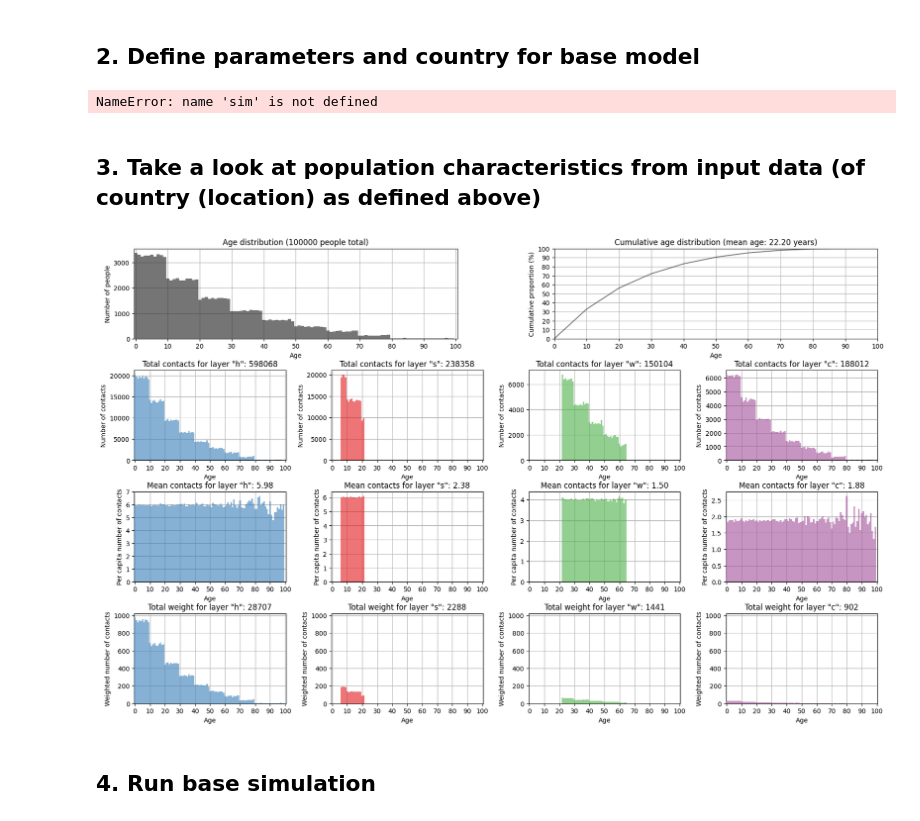
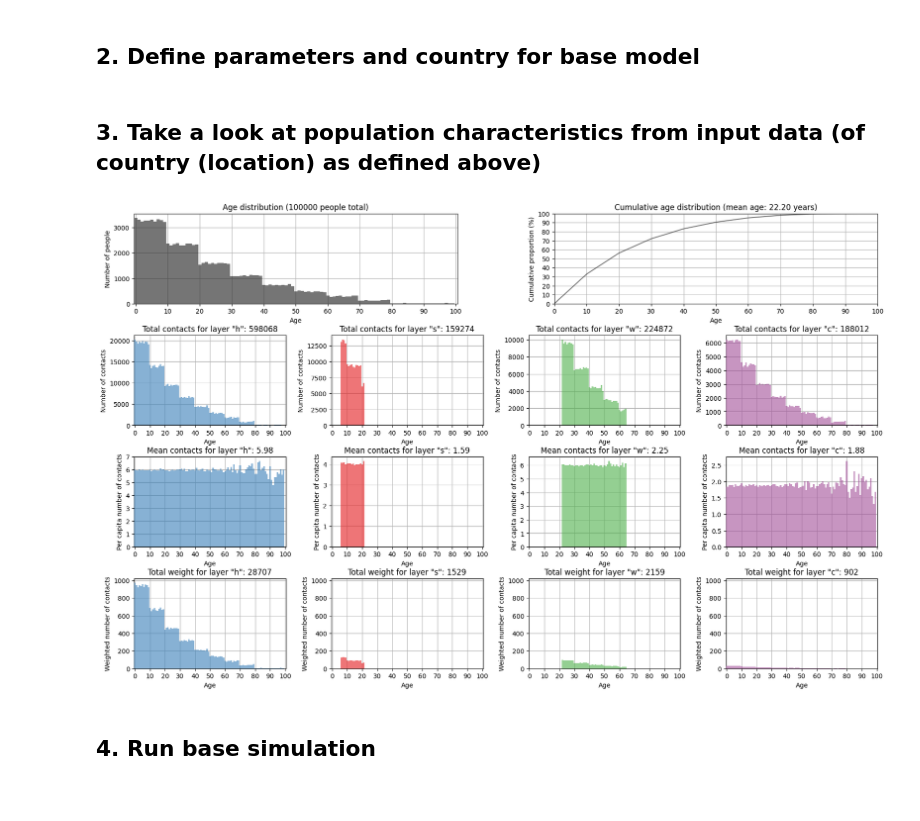
Before and after one commit to spet2094/covasim, a Jupyter notebook: docs/DRC/DRC_2020.ipynb, the cells around one changed output. Saved outputs shown, nothing was run; the diff lists cells and outputs as text; code cells hidden in the pictures.

Commit message:
running changes to R and contacts

```diff
--- a/docs/DRC/DRC_2020.ipynb
+++ b/docs/DRC/DRC_2020.ipynb
@@ -15,41 +17,27 @@ pars = dict(
     location = 'Democratic Republic of the Congo',
     start_day = '2020-03-01',
     end_day = '2020-06-30',
-    contacts= dict(h=6, s=40, w=30, c=15),
+    contacts= dict(h=6, s=4, w=6, c=2),
     verbose = 0 # means it won't print all the output
 )
 
 
 # other things you can re-define in pars include n_days, beta  (As below)
-# %%
-# code from Dina to modify the number of contacts
-
-# dictionary to modify some of the simulation parameters, including population aspects
-sim = cv.Sim(pars)
-sim.run()
-# now, the contacts in layers 's' (school) and 'w' (workplace) are defined by age, other layers include everyone
-# average degree in school: rough student ages are 6 to 22
-degree_s = len(sim.people.contacts['s'])/len(sim.people.uid[(sim.people.age < 22) & (sim.people.age >= 6)]) * 2
-# we multiply by 2 since since edge is connecting 2 people and so contributing to the degree of two people, however covasim's sim.people.contacts only keeps a single copy of each edge in a layer, i.e. if A and B are connected in layer L, then covasim would have an edge to represent A-B, but not B-A since they're equivalent by default and we would just be keeping duplicates of every edge then.
-# average degree in workplaces: rough ages of the employed are 22 to 65
-degree_w = len(sim.people.contacts['w'])/len(sim.people.uid[(sim.people.age >= 22) & (sim.people.age < 65)]) * 2
-# %% [output]
-NameError: name 'sim' is not defined
 # %% [markdown]
 ## 3. Take a look at population characteristics from input data (of country (location) as defined above)
 # %%
 cv.options.set(dpi=100, show=False, close=True) #, verbose=0 # ) # put back in verbose once i've figured out what this does
 
 # change the transmission rate (default beta value is 0.016?)
-cb = cv.change_beta(days=['2020-04-06'], changes=[0.16])
+cb = cv.change_beta(days=['2020-04-06'], changes=[0.2])
 # date that lockdown was imposed -- but would need to see how it impacted case numbers and compare
-sim = cv.Sim(pars, interventions=cb, label='With beta changes') # interventions=cb, label='With changes in RO from 6th April'
+#sim = cv.Sim(pars, interventions=cb, label='With beta changes') # interventions=cb, label='With changes in RO from 6th April'
+sim = cv.Sim(pars)
 
-#sim = cv.Sim(pars)
 sim.initialize()
 fig = sim.people.plot()
 # %% [output]
-[figure, old version]
+[figure, new version]
 # %% [markdown]
 ## 4. Run base simulation
 # %%
```
Also changed, not shown: parts of 3 cells of this notebook, 32 other files.
